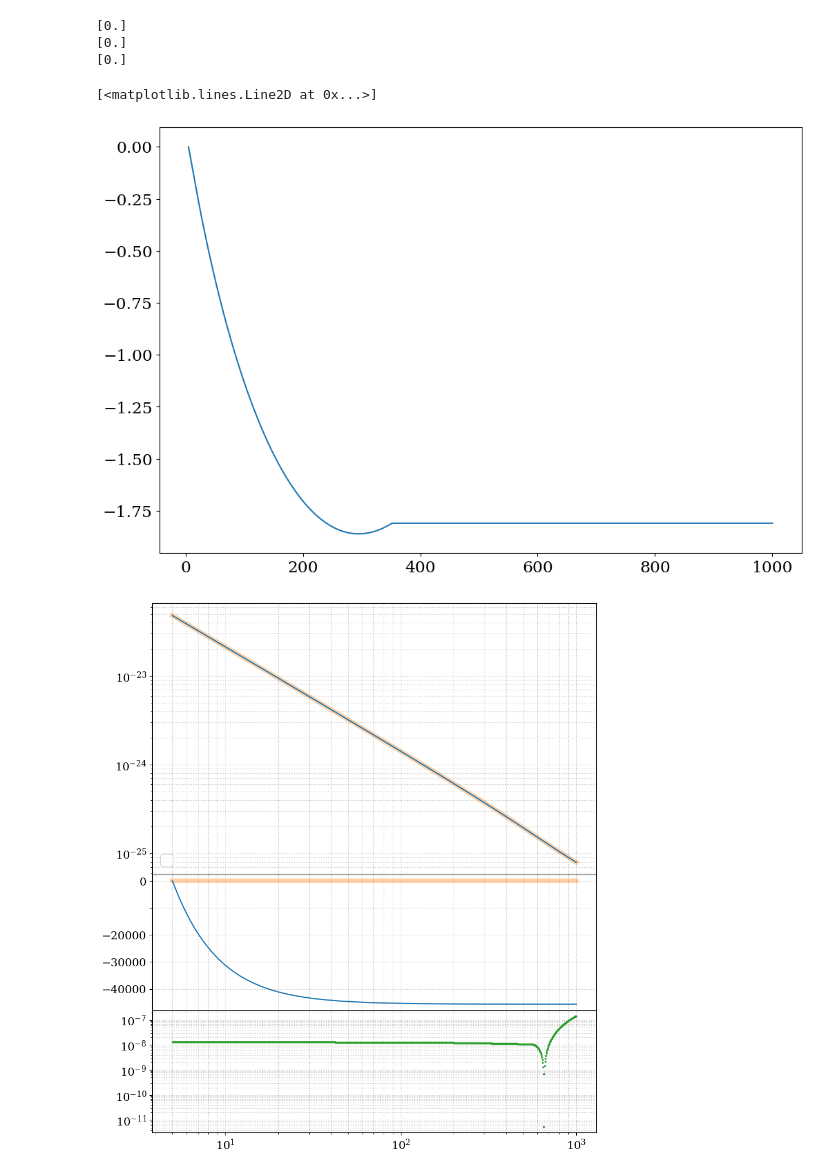
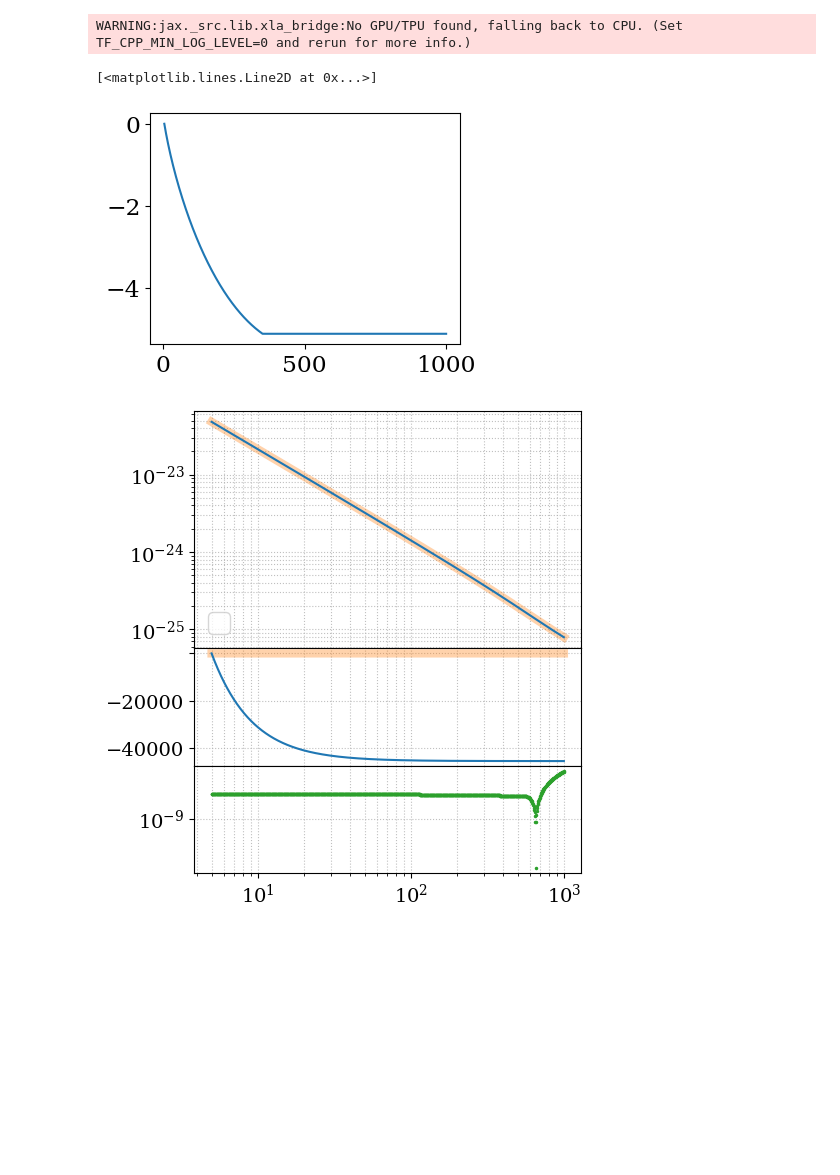
Before and after one commit to joshshterenberg/gwfast_mod_dissipation, a Jupyter notebook: gwfast_tests.ipynb, the cells around one changed output. Saved outputs shown, nothing was run; the diff lists cells and outputs as text; code cells hidden in the pictures; blank space fills up the shorter version.

```diff
--- a/gwfast_tests.ipynb
+++ b/gwfast_tests.ipynb
@@ -57,10 +74,10 @@ events = {'Mc':np.array([2])*(1.+zs), 'dL':(Planck18.luminosity_distance(zs).val
 events_Diss = {'Mc':np.array([2])*(1.+zs), 'dL':(Planck18.luminosity_distance(zs).value/1000.),
          'iota':np.array([.0]), 'eta':np.array([0.24]), 'chi1z':np.array([0.8]), 'chi2z':np.array([-0.8]),
           'Lambda1':np.array([100.]), 'Lambda2':np.array([100.]),'H1s0wE':np.array([100]),'H2s0wE':np.array([100]),
-            'H1s3E': np.array([00.0]),
-            'H2s3E': np.array([00.0]),
-            'H1s3B': np.array([00.0]),
-            'H2s3B': np.array([00.0]),}
+            'H1s3E': np.array([100.0]),
+            'H2s3E': np.array([100.0]),
+            'H1s3B': np.array([100.0]),
+            'H2s3B': np.array([100.0]),}
 # %%
 tmpWF = WF.IMRPhenomD()
 tmpWF_Diss = WF.IMRPhenomD_Diss()
@@ -69,22 +86,21 @@ fcut = tmpWF.fcut(**events)
 fminarr = np.full(fcut.shape, 5)
 fgrids = np.geomspace(fminarr, 1000, num=int(1000))
 # %%
-myampl_Diss = tmpWF.Ampl(fgrids, **events_Diss)
+myampl_Diss = tmpWF_Diss.Ampl(fgrids, **events_Diss)
 myphase_Diss = tmpWF_Diss.Phi(fgrids, **events_Diss)
 myphase_Diss = [x.item() for x in myphase_Diss]
 # %% [output]
-[0.]
-[0.]
-[0.]
+WARNING:jax._src.lib.xla_bridge:No GPU/TPU found, falling back to CPU. (Set TF_CPP_MIN_LOG_LEVEL=0 and rerun for more info.)
 # %%
 myampl = tmpWF.Ampl(fgrids, **events)
 myphase = tmpWF.Phi(fgrids, **events)
 myphase = [x.item() for x in myphase]
 # %%
+fig = plt.figure(figsize=(4,3))
 plt.plot(fgrids,np.array(myphase)-np.array(myphase_Diss))
 # %% [output]
 [<matplotlib.lines.Line2D at 0x...>]
-[figure, old version]
+[figure, new version]
 # %%
 m1s, m2s = m1m2_from_Mceta(events['Mc'], events['eta'])
 
@@ -99,23 +115,23 @@ hp, hc = pycbc.waveform.get_fd_waveform_sequence(approximant='IMRPhenomD',
 PyCBCwfAmpl = np.array(abs(hp))
 PyCBCwfPhase = np.array(hp/abs(hp))
 # %%
-fig = plt.figure(figsize=(10,12))
+fig = plt.figure(figsize=(5,6))
 gs = gridspec.GridSpec(3,1,height_ratios=[2,1,.9])
 ax1 = plt.subplot(gs[0])
 ax2 = plt.subplot(gs[1], sharex=ax1)
 ax3 = plt.subplot(gs[2], sharex=ax1)
 ax1.plot(fgrids, PyCBCwfAmpl, 'C1', alpha=.35, linewidth=6.)
-ax1.plot(fgrids, myampl, 'C0')
+ax1.plot(fgrids, myampl_Diss, 'C0')
 ax1.set_yscale('log')
 #ax1.set_ylabel(r'$A_+ \, ({\rm Hz}^{-1})$',fontsize=20)
 ax1.grid()
 ax2.plot(fgrids, PyCBCwfPhase.real, 'C1', alpha=.35, linewidth=6.)
-ax2.plot(fgrids[:,0], myphase, 'C0',) ###joshmod
+ax2.plot(fgrids[:,0], myphase_Diss, 'C0',) ###joshmod
 #ax2.set_ylabel(r'$\cos(\Psi_{+})$', fontsize=20)
 #plt.xlabel(r'$f \, (\rm Hz)$', fontsize=20)
 yticks = ax2.yaxis.get_major_ticks()
 yticks[-1].label1.set_visible(False)
-ax3.plot(fgrids[:,0], abs(1.-(myampl[:,0])/(PyCBCwfAmpl)), '.', color='C2', ms=3)
+ax3.plot(fgrids[:,0], abs(1.-(myampl_Diss[:,0])/(PyCBCwfAmpl)), '.', color='C2', ms=3)
 #ax3.set_ylabel(r'$\rm res$', fontsize=20)
 ax1.set_xscale('log')
 ax3.set_yscale('log')
@@ -141,4 +157,4 @@ ax3.grid(True, which='both', ls='dotted', linewidth='0.8', alpha=.8)
 
 plt.show()
 # %% [output]
-[figure, old version]
+[figure, new version]
```
Also changed, not shown: parts of 2 cells of this notebook, 5 other files.
